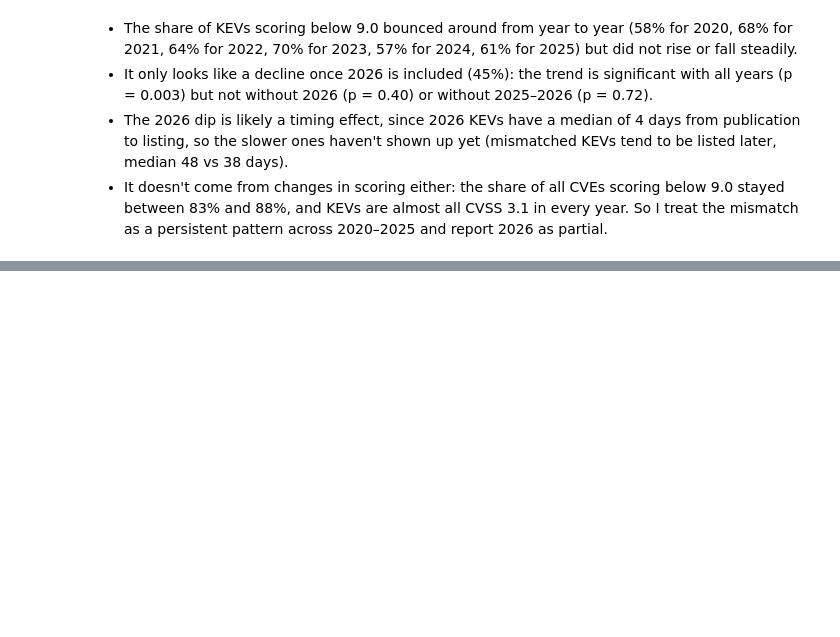
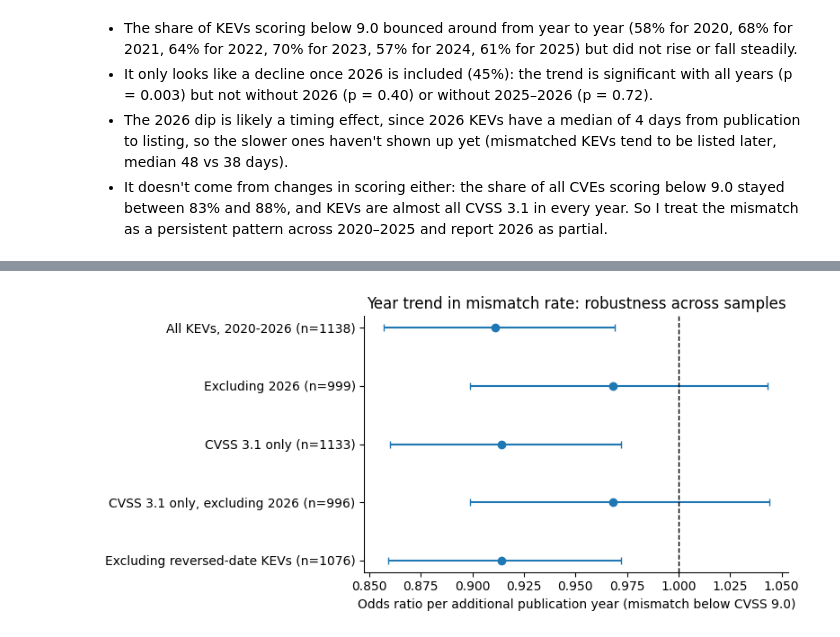
Before and after one commit to aaliyahmjh/data698-capstone, a Jupyter notebook: notebooks/core_eda.ipynb, the cells around one changed output, grey strips where cells are left out. Drawn from its saved outputs; the diff is of its cells as text; code cells hidden in the pictures; blank space fills up the shorter version.

Commit message:
Add trend robustness, reversed-date check
git status

'

```diff
--- a/notebooks/core_eda.ipynb
+++ b/notebooks/core_eda.ipynb
@@ -5476,0 +5609,17 @@ plt.show()
+# %%
+r9 = robust[robust["threshold"] == 9.0].reset_index(drop=True)
+fig, ax = plt.subplots(figsize=(8, 3.8))
+y = np.arange(len(r9))[::-1]
+ax.errorbar(r9["odds_ratio_per_year"], y,
+            xerr=[r9["odds_ratio_per_year"] - r9["ci_low"], r9["ci_high"] - r9["odds_ratio_per_year"]],
+            fmt="o", color="#1f77b4", capsize=3)
+ax.axvline(1, color="black", ls="--", lw=1)
+ax.set_yticks(y); ax.set_yticklabels([f"{s} (n={n})" for s, n in zip(r9["sample"], r9["n_kev"])])
+ax.set_xlabel("Odds ratio per additional publication year (mismatch below CVSS 9.0)")
+ax.set_title("Year trend in mismatch rate: robustness across samples")
+ax.spines["top"].set_visible(False); ax.spines["right"].set_visible(False)
+plt.tight_layout()
+plt.savefig(FIGURES_DIR / "kev_mismatch_trend_robustness.png", dpi=300, bbox_inches="tight")
+plt.show()
+# %% [output]
+[figure, added]
```
Also changed, not shown: parts of 10 cells of this notebook, 3 other files.
